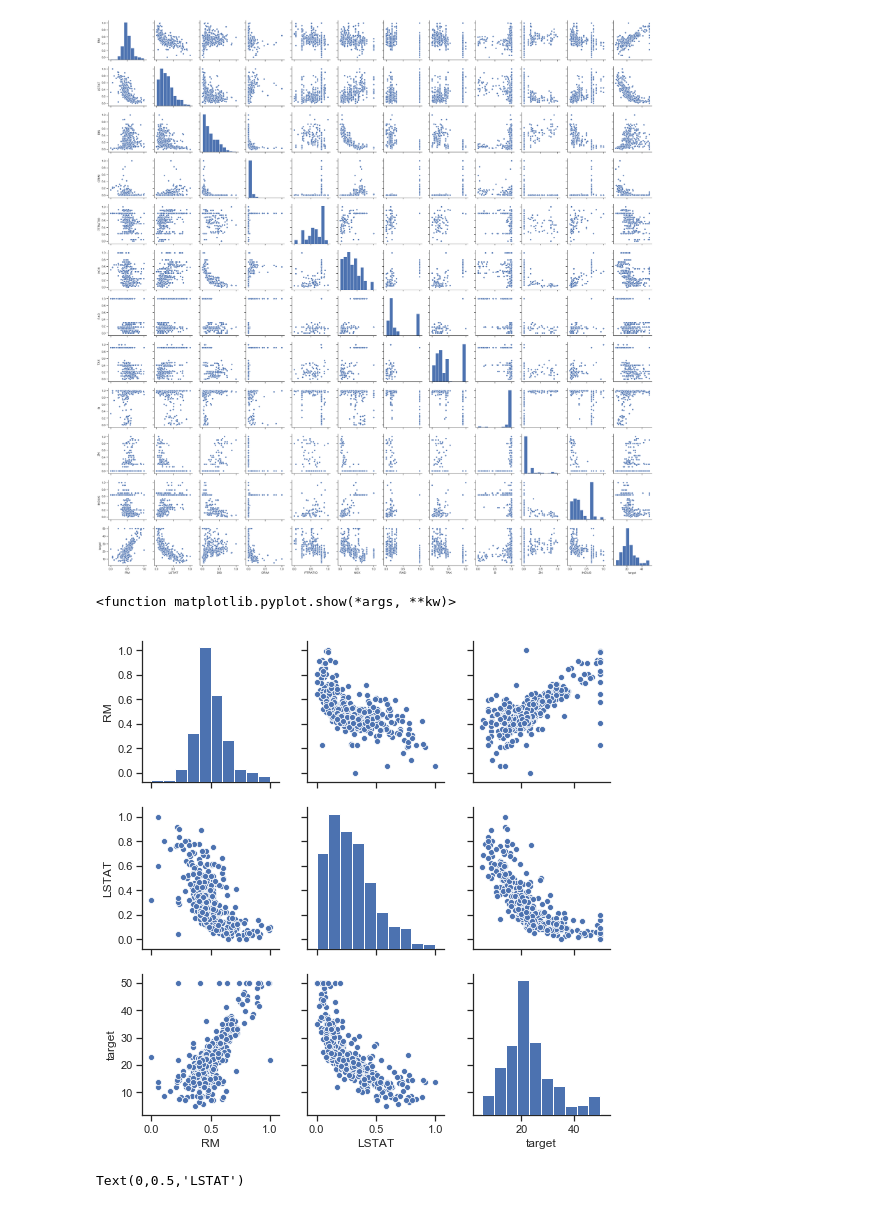
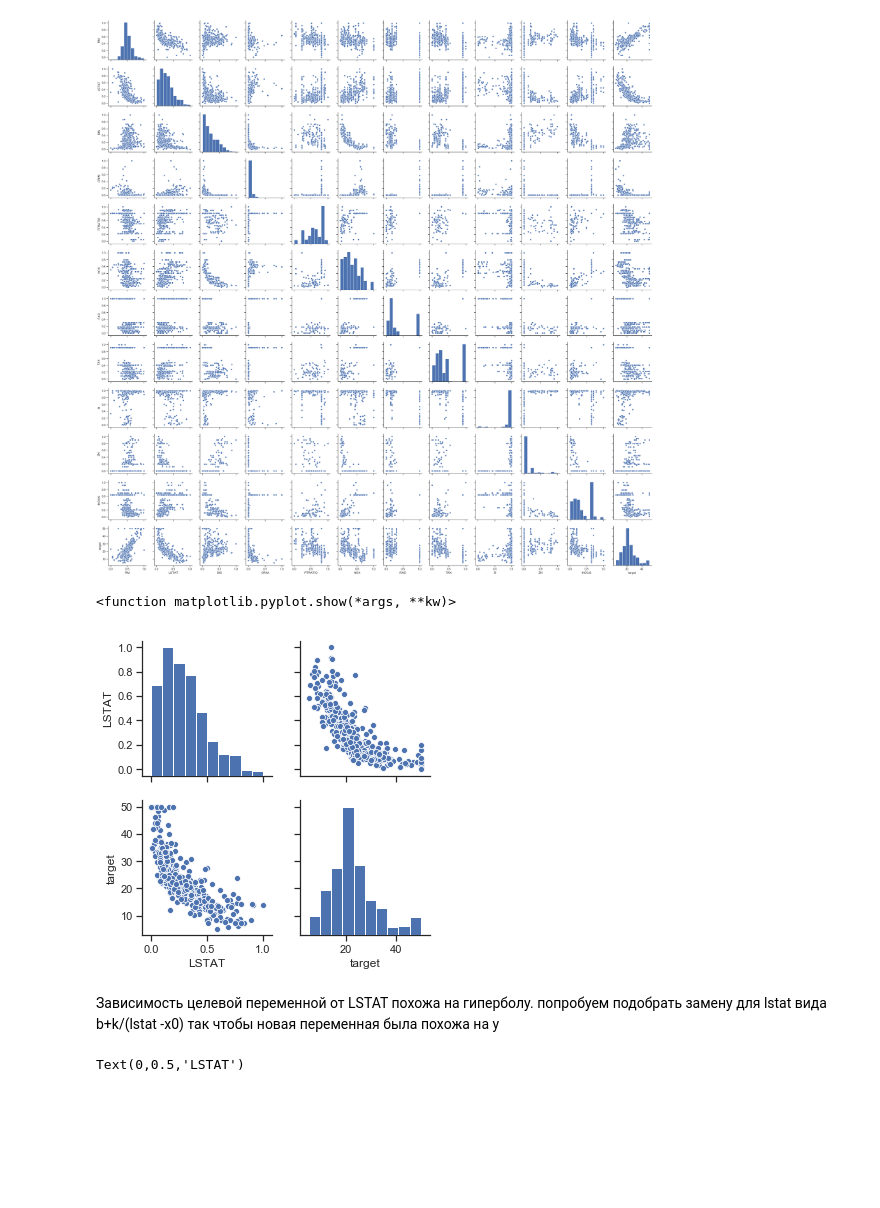
Before and after one commit to zamarseny/homework_python, a Jupyter notebook: 4_building_models/regression fitting.ipynb, the cells around one changed output. Saved outputs shown, nothing was run; the diff lists cells and outputs as text; code cells hidden in the pictures; blank space fills up the shorter version.

```diff
--- a/4_building_models/regression fitting.ipynb
+++ b/4_building_models/regression fitting.ipynb
@@ -106,11 +118,14 @@ plt.show
 [figure]
 # %%
 sns.set(style='ticks')
-sns.pairplot(data_train_sc[['RM', 'LSTAT', 'target'
+g = sns.pairplot(data_train_sc[[#'RM',
+                                'LSTAT', 'target'
                                ]]
-                 #, palette=('g', 'r'), hue='target'
+                 #, palette=sns.color_palette("coolwarm", len(set(y_train))), hue='target'
             )
+#g.fig.legend(handles=handles, labels=labels, loc='lower center', ncol=len(set(y_train)))
+#g.legend().set_title('')
 plt.show
 # %% [output]
 <function matplotlib.pyplot.show(*args, **kw)>
-[figure, old version]
+[figure, new version]
@@ -120,3 +132,7 @@ plt.show
+# %% [markdown]
+Зависимость целевой переменной от LSTAT похожa на гиперболу.
+попробуем подобрать замену для lstat вида b+k/(lstat -x0)
+так чтобы новая переменная была похожа на y
 # %%
 b=min(y_train)
 #data_train_sc['LSTAT']
```
Also changed, not shown: parts of 23 cells of this notebook.
